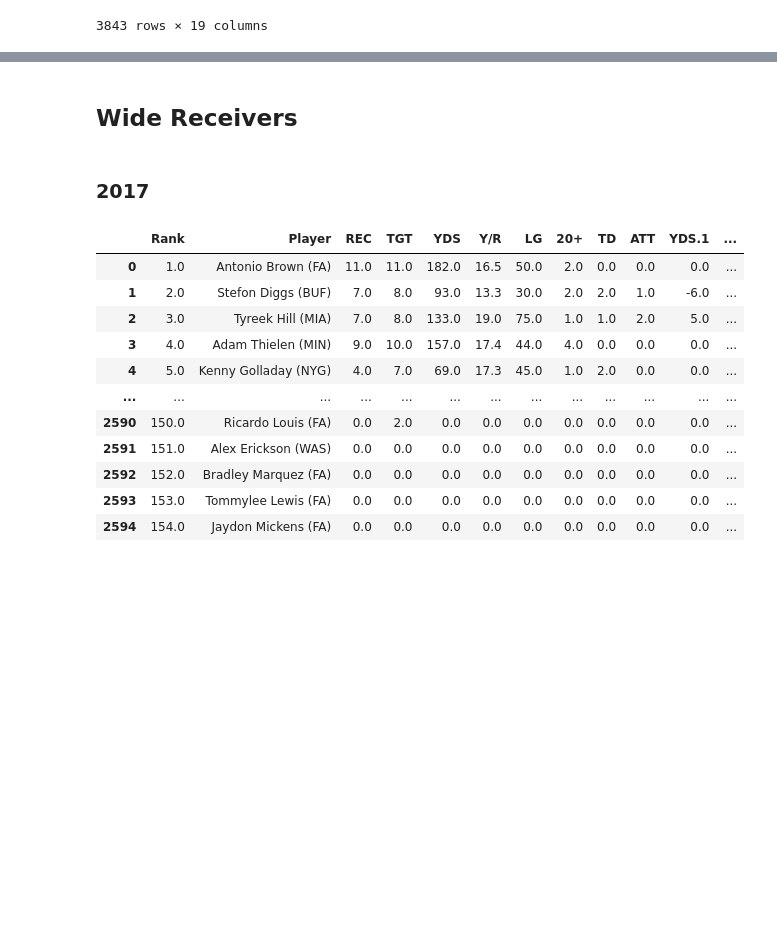
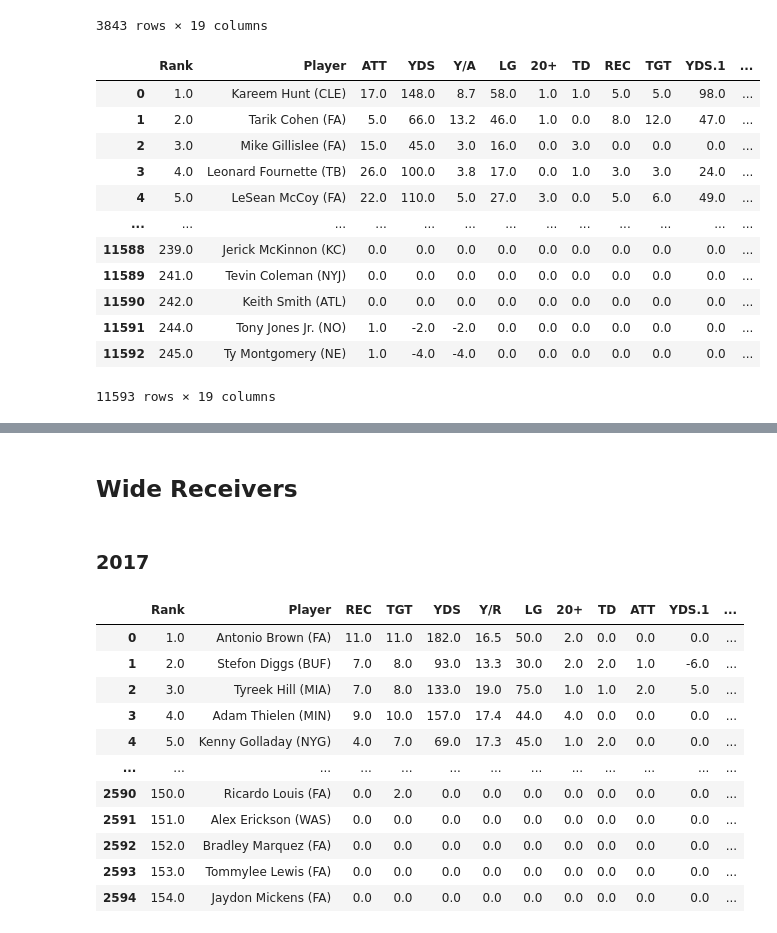
Before and after one commit to meljoy1099/fantasy-football-draft-analysis, a Jupyter notebook: Format FP Data for Time Series.ipynb, the cells around one changed output, grey strips where cells are left out. Drawn from its saved outputs; the diff is of its cells as text; code cells hidden in the pictures; blank space fills up the shorter version.

```diff
--- a/Format FP Data for Time Series.ipynb
+++ b/Format FP Data for Time Series.ipynb
@@ -536,7 +582,7 @@ rb_2021_list[12]['Date'] = pd.to_datetime('12/2/2021')
 rb_2021_list[13]['Date'] = pd.to_datetime('12/9/2021')
 rb_2021_list[14]['Date'] = pd.to_datetime('12/16/2021')
 rb_2021_list[15]['Date'] = pd.to_datetime('12/23/2021')
-rb_2021_list[16]['Date'] = pd.to_datetime('1/2/2021')
+rb_2021_list[16]['Date'] = pd.to_datetime('1/2/2022')
 
 # Merge dataframe with dates
 rb_2021_df = pd.concat(rb_2021_list, axis=0, ignore_index=True).dropna()
@@ -555,3 +601,24 @@ rb_2021_df
 | 4179 | 244.0 | Tony Jones Jr. (NO) | 1.0 | -2.0 | -2.0 | 0.0 | 0.0 | 0.0 | 0.0 | 0.0 | 0.0 | ... |
 | 4180 | 245.0 | Ty Montgomery (NE) | 1.0 | -4.0 | -4.0 | 0.0 | 0.0 | 0.0 | 0.0 | 0.0 | 0.0 | ... |
 3843 rows × 19 columns
+# %%
+# Make list of dataframe to merge all 5 year together
+rb_list = [rb_2017_df, rb_2018_df, rb_2019_df, rb_2020_df, rb_2021_df]
+
+# Merge dataframes
+rb_df = pd.concat(rb_list, axis=0, ignore_index=True).dropna()
+rb_df
+# %% [output]
+|  | Rank | Player | ATT | YDS | Y/A | LG | 20+ | TD | REC | TGT | YDS.1 | ... |
+| 0 | 1.0 | Kareem Hunt (CLE) | 17.0 | 148.0 | 8.7 | 58.0 | 1.0 | 1.0 | 5.0 | 5.0 | 98.0 | ... |
+| 1 | 2.0 | Tarik Cohen (FA) | 5.0 | 66.0 | 13.2 | 46.0 | 1.0 | 0.0 | 8.0 | 12.0 | 47.0 | ... |
+| 2 | 3.0 | Mike Gillislee (FA) | 15.0 | 45.0 | 3.0 | 16.0 | 0.0 | 3.0 | 0.0 | 0.0 | 0.0 | ... |
+| 3 | 4.0 | Leonard Fournette (TB) | 26.0 | 100.0 | 3.8 | 17.0 | 0.0 | 1.0 | 3.0 | 3.0 | 24.0 | ... |
+| 4 | 5.0 | LeSean McCoy (FA) | 22.0 | 110.0 | 5.0 | 27.0 | 3.0 | 0.0 | 5.0 | 6.0 | 49.0 | ... |
+| ... | ... | ... | ... | ... | ... | ... | ... | ... | ... | ... | ... | ... |
+| 11588 | 239.0 | Jerick McKinnon (KC) | 0.0 | 0.0 | 0.0 | 0.0 | 0.0 | 0.0 | 0.0 | 0.0 | 0.0 | ... |
+| 11589 | 241.0 | Tevin Coleman (NYJ) | 0.0 | 0.0 | 0.0 | 0.0 | 0.0 | 0.0 | 0.0 | 0.0 | 0.0 | ... |
+| 11590 | 242.0 | Keith Smith (ATL) | 0.0 | 0.0 | 0.0 | 0.0 | 0.0 | 0.0 | 0.0 | 0.0 | 0.0 | ... |
+| 11591 | 244.0 | Tony Jones Jr. (NO) | 1.0 | -2.0 | -2.0 | 0.0 | 0.0 | 0.0 | 0.0 | 0.0 | 0.0 | ... |
+| 11592 | 245.0 | Ty Montgomery (NE) | 1.0 | -4.0 | -4.0 | 0.0 | 0.0 | 0.0 | 0.0 | 0.0 | 0.0 | ... |
+11593 rows × 19 columns
```
Also changed, not shown: parts of 37 cells of this notebook, 4 other files.
